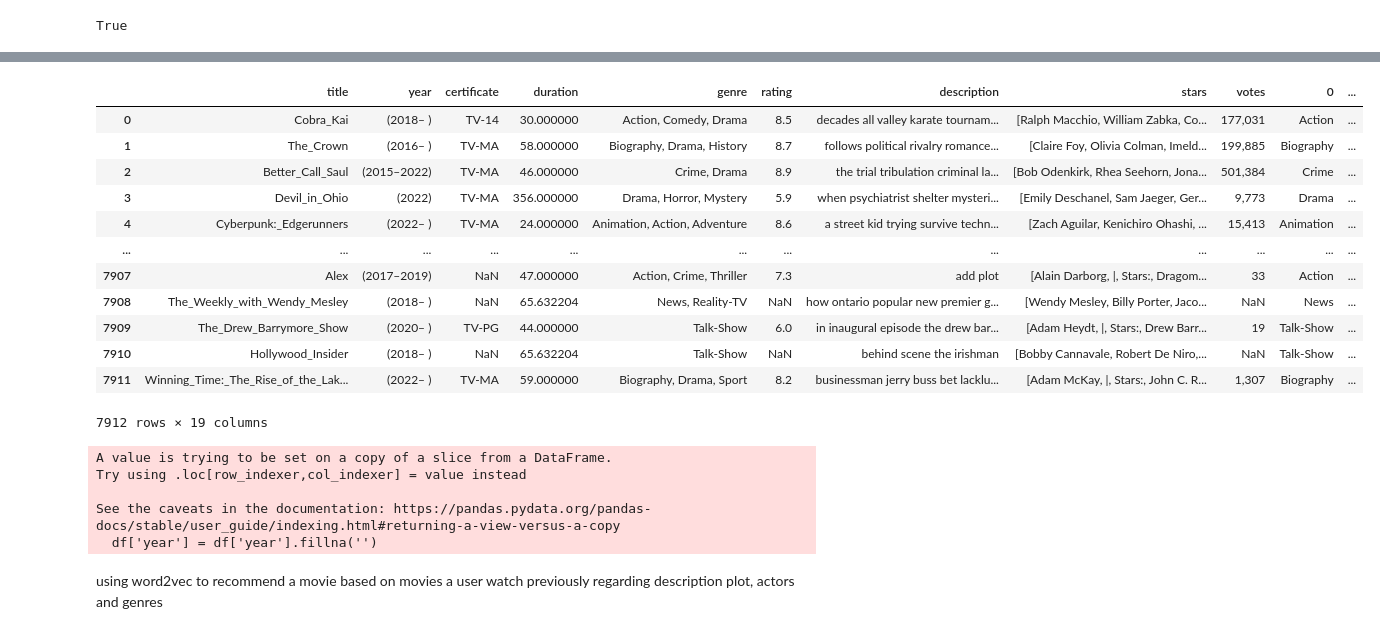
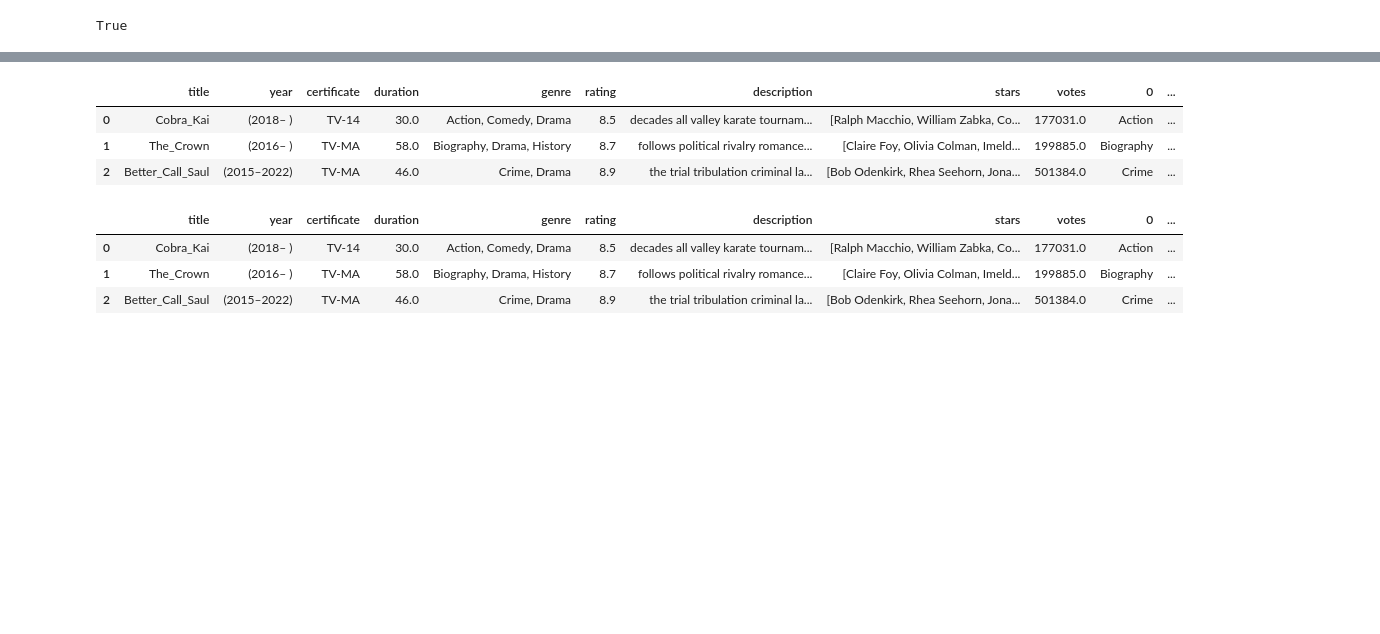
Before and after one commit to dchristofis/Recommendation-System, a Jupyter notebook: netflix_recommendation_system.ipynb, the cells around one changed output, grey strips where cells are left out. Saved outputs shown, nothing was run; the diff lists cells and outputs as text; code cells hidden in the pictures; blank space fills up the shorter version.

```diff
--- a/netflix_recommendation_system.ipynb
+++ b/netflix_recommendation_system.ipynb
@@ -98,6 +101,11 @@ df.duration = df.duration.str.replace('min', '')
 df.duration.fillna(0, inplace=True)
 df.duration = df.duration.astype(int)
 df.duration.replace(0, df.duration.mean(), inplace=True)
+# %%
+df['votes'] = df['votes'].str.replace(',', '')
+
+# Convert the column to float
+df['votes'] = df['votes'].astype(float)
 # %%
 genres = df['genre'].str.split(', ', expand=True)
 df = pd.concat([df, genres], axis=1)
@@ -177,9 +176,16 @@ df.head()
+# %%
+df.head(3)
+# %% [output]
+|  | title | year | certificate | duration | genre | rating | description | stars | votes | 0 | ... |
+| 0 | Cobra_Kai | (2018– ) | TV-14 | 30.0 | Action, Comedy, Drama | 8.5 | decades all valley karate tournam... | [Ralph Macchio, William Zabka, Co... | 177031.0 | Action | ... |
+| 1 | The_Crown | (2016– ) | TV-MA | 58.0 | Biography, Drama, History | 8.7 | follows political rivalry romance... | [Claire Foy, Olivia Colman, Imeld... | 199885.0 | Biography | ... |
+| 2 | Better_Call_Saul | (2015–2022) | TV-MA | 46.0 | Crime, Drama | 8.9 | the trial tribulation criminal la... | [Bob Odenkirk, Rhea Seehorn, Jona... | 501384.0 | Crime | ... |
 # %%
 def put_title_first(row):
     title = row['title']
     description = row['clean']
     if isinstance(description, list):
-        description.insert(0, title)
+        description.insert(0, title)  # change it if use word2vec
     else:
         description = [title, description]
     return description
@@ -189,7 +195,7 @@ def put_genre1(row):
     genre1 = row[0]
     description = row['clean']
     if isinstance(description, list):
-        description.insert(1, genre1)
+        description.insert(0, genre1)
     else:
         description = [genre1, description]
     return description
@@ -198,7 +204,7 @@ def put_genre2(row):
     genre2 = row[1]
     description = row['clean']
     if isinstance(description, list):
-        description.insert(2, genre2)
+        description.insert(1, genre2)
     else:
         description = [genre2, description]
     return description
@@ -207,7 +213,7 @@ def put_genre3(row):
     genre3 = row[2]
     description = row['clean']
     if isinstance(description, list):
-        description.insert(3, genre3)
+        description.insert(2, genre3)
     else:
         description = [genre3, description]
     return description
@@ -217,7 +223,7 @@ def put_stars(row):
     names = row['Alpha']
     description = row['clean']
     if isinstance(description, list):
-        description.insert(4, names)
+        description.insert(2, names)
     else:
         description = [names, description]
     return description
@@ -226,35 +232,26 @@ def put_co_star(row):
     names = row['Beta']
     description = row['clean']
     if isinstance(description, list):
-        description.insert(5, names)
+        description.insert(3, names)
     else:
         description = [names, description]
     return description
 # %%
-df['movie_description'] = df.apply(put_title_first, axis=1)
+# df['movie_description'] = df.apply(put_title_first, axis=1)
 df['movie_description'] = df.apply(put_genre1, axis=1)
-# df['movie_description'] = df.apply(put_genre2, axis=1)
+df['movie_description'] = df.apply(put_genre2, axis=1)
 # df['movie_description'] = df.apply(put_genre3, axis=1)
 df['movie_description'] = df.apply(put_stars, axis=1)
-df['movie_description'] = df.apply(put_co_star, axis=1)
+# df['movie_description'] = df.apply(put_co_star, axis=1)
 # %%
 df.reset_index(drop=True, inplace=True)
 # %%
-df
+df.head(3)
 # %% [output]
 |  | title | year | certificate | duration | genre | rating | description | stars | votes | 0 | ... |
-| 0 | Cobra_Kai | (2018– ) | TV-14 | 30.000000 | Action, Comedy, Drama | 8.5 | decades all valley karate tournam... | [Ralph Macchio, William Zabka, Co... | 177,031 | Action | ... |
-| 1 | The_Crown | (2016– ) | TV-MA | 58.000000 | Biography, Drama, History | 8.7 | follows political rivalry romance... | [Claire Foy, Olivia Colman, Imeld... | 199,885 | Biography | ... |
-| 2 | Better_Call_Saul | (2015–2022) | TV-MA | 46.000000 | Crime, Drama | 8.9 | the trial tribulation criminal la... | [Bob Odenkirk, Rhea Seehorn, Jona... | 501,384 | Crime | ... |
-| 3 | Devil_in_Ohio | (2022) | TV-MA | 356.000000 | Drama, Horror, Mystery | 5.9 | when psychiatrist shelter mysteri... | [Emily Deschanel, Sam Jaeger, Ger... | 9,773 | Drama | ... |
-| 4 | Cyberpunk:_Edgerunners | (2022– ) | TV-MA | 24.000000 | Animation, Action, Adventure | 8.6 | a street kid trying survive techn... | [Zach Aguilar, Kenichiro Ohashi, ... | 15,413 | Animation | ... |
-| ... | ... | ... | ... | ... | ... | ... | ... | ... | ... | ... | ... |
-| 7907 | Alex | (2017–2019) | NaN | 47.000000 | Action, Crime, Thriller | 7.3 | add plot | [Alain Darborg, |, Stars:, Dragom... | 33 | Action | ... |
-| 7908 | The_Weekly_with_Wendy_Mesley | (2018– ) | NaN | 65.632204 | News, Reality-TV | NaN | how ontario popular new premier g... | [Wendy Mesley, Billy Porter, Jaco... | NaN | News | ... |
-| 7909 | The_Drew_Barrymore_Show | (2020– ) | TV-PG | 44.000000 | Talk-Show | 6.0 | in inaugural episode the drew bar... | [Adam Heydt, |, Stars:, Drew Barr... | 19 | Talk-Show | ... |
-| 7910 | Hollywood_Insider | (2018– ) | NaN | 65.632204 | Talk-Show | NaN | behind scene the irishman | [Bobby Cannavale, Robert De Niro,... | NaN | Talk-Show | ... |
-| 7911 | Winning_Time:_The_Rise_of_the_Lak... | (2022– ) | TV-MA | 59.000000 | Biography, Drama, Sport | 8.2 | businessman jerry buss bet lacklu... | [Adam McKay, |, Stars:, John C. R... | 1,307 | Biography | ... |
+| 0 | Cobra_Kai | (2018– ) | TV-14 | 30.0 | Action, Comedy, Drama | 8.5 | decades all valley karate tournam... | [Ralph Macchio, William Zabka, Co... | 177031.0 | Action | ... |
+| 1 | The_Crown | (2016– ) | TV-MA | 58.0 | Biography, Drama, History | 8.7 | follows political rivalry romance... | [Claire Foy, Olivia Colman, Imeld... | 199885.0 | Biography | ... |
+| 2 | Better_Call_Saul | (2015–2022) | TV-MA | 46.0 | Crime, Drama | 8.9 | the trial tribulation criminal la... | [Bob Odenkirk, Rhea Seehorn, Jona... | 501384.0 | Crime | ... |
-7912 rows × 19 columns
 # %%
 genres_no_movies_no_series = ['Game-Show', 'Reality-TV', 'News', 'Talk-Show']
 
@@ -266,9 +263,3 @@ df = df[~df['genre'].isin(genres_no_movies_no_series)]
 df['year'] = df['year'].fillna('')
 series = df[df['year'].str.contains('–')]
 movies = df[~df['year'].str.contains('–')]
-# %% [output]
-A value is trying to be set on a copy of a slice from a DataFrame.
-Try using .loc[row_indexer,col_indexer] = value instead
-
-See the caveats in the documentation: https://pandas.pydata.org/pandas-docs/stable/user_guide/indexing.html#returning-a-view-versus-a-copy
-  df['year'] = df['year'].fillna('')
@@ -280,2 +265,0 @@ model_movies = Word2Vec(list_of_movies, vector_size=10, window=10, min_count=1,
-# %% [markdown]
-using word2vec to recommend a movie based on movies a user watch previously regarding description plot, actors and genres
```
Also changed, not shown: parts of 15 cells of this notebook.
